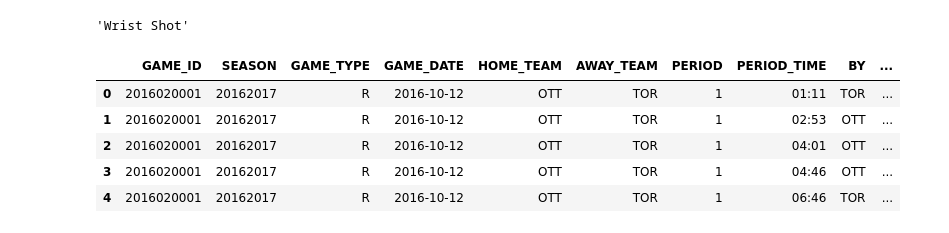
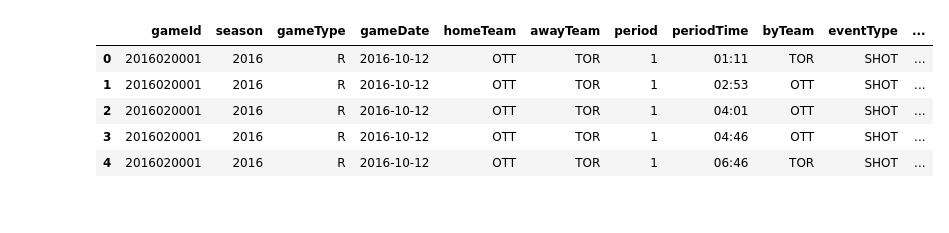
Before and after one commit to AlexMaggioni/NHL_Project, a Jupyter notebook: Visualisations_simples.ipynb, the cells around one changed output. Drawn from its saved outputs; the diff is of its cells as text; code cells hidden in the pictures.

```diff
--- a/Visualisations_simples.ipynb
+++ b/Visualisations_simples.ipynb
@@ -114,18 +1,15 @@ with open("./data/2016/2016020001.json", "r") as f:
-# %%
-shotType = play.get("result", {}).get("secondaryType", None)
-
-["result"]["secondaryType"]
-# %% [output]
-'Wrist Shot'
 # %%
 import pandas as pd
+import numpy as np
+import seaborn as sns
+import matplotlib.pyplot as plt
 
-df = pd.read_csv("clean_data.csv")
-df.head()
+data = pd.read_csv("clean_data.csv")
+data.head()
 # %% [output]
-|  | GAME_ID | SEASON | GAME_TYPE | GAME_DATE | HOME_TEAM | AWAY_TEAM | PERIOD | PERIOD_TIME | BY | ... |
-| 0 | 2016020001 | 20162017 | R | 2016-10-12 | OTT | TOR | 1 | 01:11 | TOR | ... |
-| 1 | 2016020001 | 20162017 | R | 2016-10-12 | OTT | TOR | 1 | 02:53 | OTT | ... |
-| 2 | 2016020001 | 20162017 | R | 2016-10-12 | OTT | TOR | 1 | 04:01 | OTT | ... |
-| 3 | 2016020001 | 20162017 | R | 2016-10-12 | OTT | TOR | 1 | 04:46 | OTT | ... |
-| 4 | 2016020001 | 20162017 | R | 2016-10-12 | OTT | TOR | 1 | 06:46 | TOR | ... |
+|  | gameId | season | gameType | gameDate | homeTeam | awayTeam | period | periodTime | byTeam | eventType | ... |
+| 0 | 2016020001 | 2016 | R | 2016-10-12 | OTT | TOR | 1 | 01:11 | TOR | SHOT | ... |
+| 1 | 2016020001 | 2016 | R | 2016-10-12 | OTT | TOR | 1 | 02:53 | OTT | SHOT | ... |
+| 2 | 2016020001 | 2016 | R | 2016-10-12 | OTT | TOR | 1 | 04:01 | OTT | SHOT | ... |
+| 3 | 2016020001 | 2016 | R | 2016-10-12 | OTT | TOR | 1 | 04:46 | OTT | SHOT | ... |
+| 4 | 2016020001 | 2016 | R | 2016-10-12 | OTT | TOR | 1 | 06:46 | TOR | SHOT | ... |
```
Also changed, not shown: parts of 12 cells of this notebook, 1 other file.
